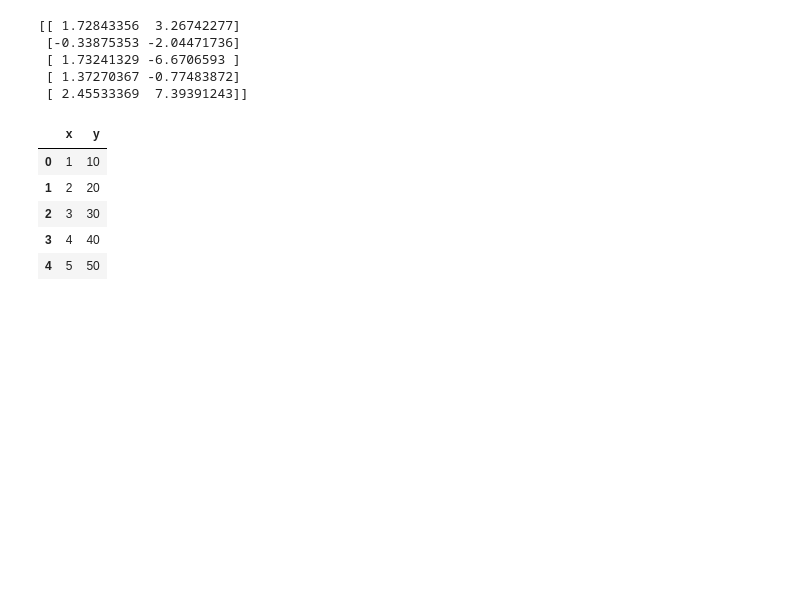
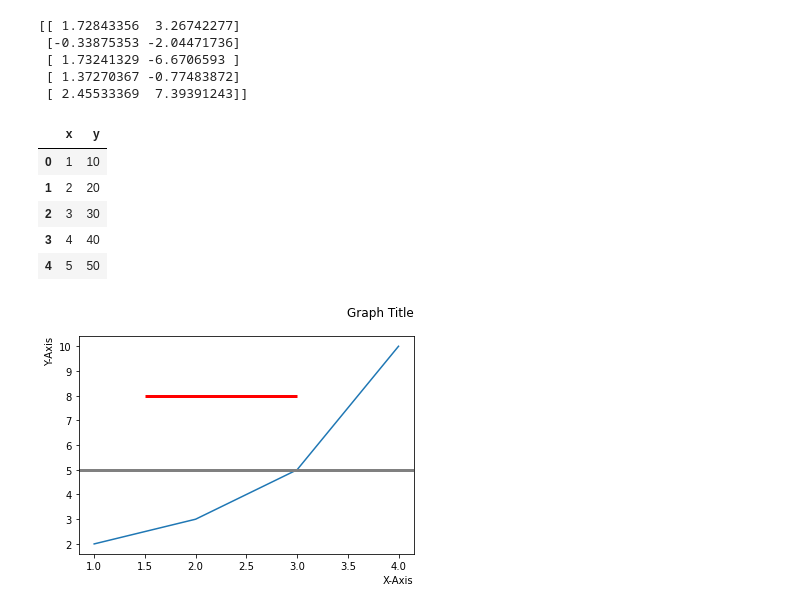
Before and after one commit to jinnnii/bigdata_visualzation_project, a Jupyter notebook: visual/pt01_matplotlib.ipynb, the cells around one changed output. Drawn from its saved outputs; the diff is of its cells as text; code cells hidden in the pictures; blank space fills up the shorter version.

```diff
--- a/visual/pt01_matplotlib.ipynb
+++ b/visual/pt01_matplotlib.ipynb
@@ -218,3 +218,19 @@ df
 | 2 | 3 | 30 |
 | 3 | 4 | 40 |
 | 4 | 5 | 50 |
+# %%
+import matplotlib.pyplot as plt
+
+plt.plot([1, 2, 3, 4], [2, 3, 5, 10])
+plt.xlabel('X-Axis', loc='right')
+plt.ylabel('Y-Axis', loc='top')
+# plt.grid(True)
+# plt.grid(True,axis='x')
+title = plt.title('Graph Title', loc='right', pad=20)
+title_str= title.get_text()
+
+plt.axhline(5, 0.0,1.0, color='gray', linestyle='-', linewidth=3)
+plt.hlines(8,1.5, 3.0, color='red', linestyle='solid', linewidth=3)
+plt.show()
+# %% [output]
+[figure, added]
```
Also changed, not shown: parts of 6 cells of this notebook, 25 other files.
